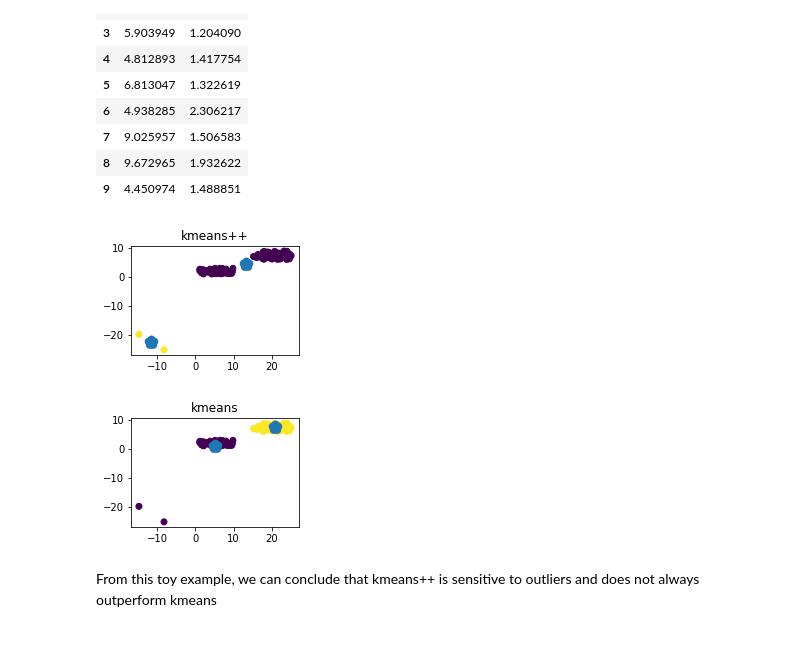
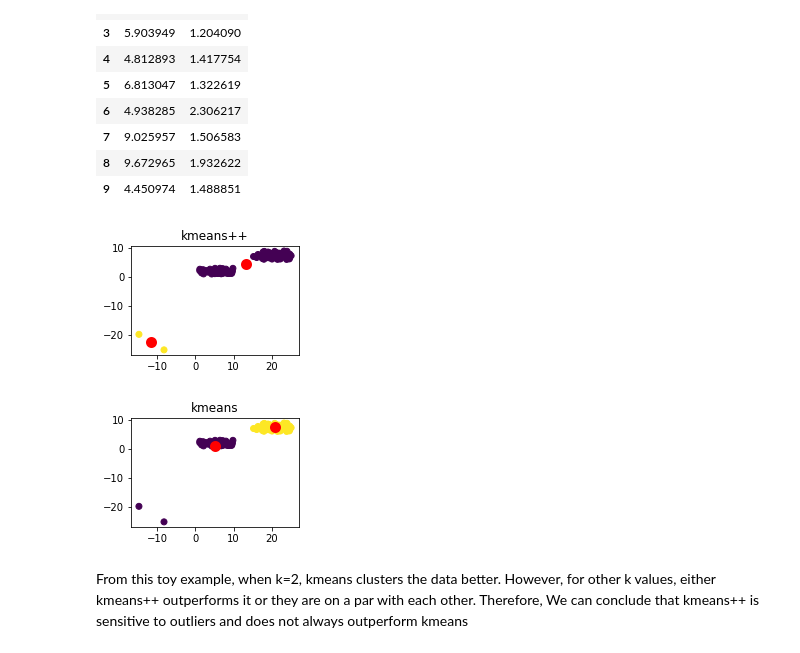
Before and after one commit to Benjamin-Barda/spotyCARLO, a Jupyter notebook: GNB & kmeans++/k_means_plus_v1.ipynb, the cells around one changed output. Drawn from its saved outputs; the diff is of its cells as text; code cells hidden in the pictures.

Commit message:
added something less important

```diff
--- a/GNB & kmeans++/k_means_plus_v1.ipynb
+++ b/GNB & kmeans++/k_means_plus_v1.ipynb
@@ -30,7 +30,7 @@ def read_csv_files(file_name, cols_to_drop=cols_to_drop):
 
     return df, y
 
-df, y = read_csv_files("data\csvs\dataframeV1.csv")
+df, y = read_csv_files("..\data\csvs\dataframeV1.csv")
 
 df.tail(10)
 # %% [output]
@@ -468,32 +468,30 @@ dat.head(10)
 | 8 | 9.672965 | 1.932622 |
 | 9 | 4.450974 | 1.488851 |
 # %%
+
 #change the init="kmeans++" to any other string to see how kmeans bits kmeans++ for this toy example
-
-from tables import test
-
-
 def testing_inits(k=2, init="kmeans++", rand_seed=4):
-    k_toy = KMeans_plus_plus(K=k, init=init, rand_seed=rand_seed) #set k = 2, 3 and seed = 4 and 0 ...
+    k_toy = KMeans_plus_plus(K=k, init=init, rand_seed=rand_seed) #set k = 2, 3 and seed = 4 and 0 to see...
 
     pred_k_toy = k_toy.fit_predict(dat.values)
 
     k_toy.centroids = np.array(k_toy.centroids)
 
     if not init == "kmeans++": init = "kmeans"
 
     plt.figure(figsize=(3,2))
     plt.scatter(dat["X1"], dat["X2"], c=pred_k_toy)
-    plt.scatter(k_toy.centroids[:, 0], k_toy.centroids[:, 1], marker = "*", linewidths =8)
+
+    plt.scatter(k_toy.centroids[:, 0], k_toy.centroids[:, 1], marker = "o", linewidths=5, c="red")
     plt.title(init)
     plt.show()
 
 #pred_k_toy, k_toy.centroids#, k_toy.clusters
 
 k_p = testing_inits(k=2, init="kmeans++", rand_seed=4)
 k1 = testing_inits(k=2, init="kmeans", rand_seed=4)
 # %% [output]
-[figure, old version]
+[figure, new version]
-[figure, old version]
+[figure, new version]
 # %% [markdown]
-From this toy example, we can conclude that kmeans++ is sensitive to outliers and does not always outperform kmeans
+From this toy example, when k=2, kmeans clusters the data better. However, for other k values, either kmeans++ outperforms it or they are on a par with each other. Therefore, We can conclude that kmeans++ is sensitive to outliers and does not always outperform kmeans
```
Also changed, not shown: parts of 2 cells of this notebook, 1 other file.
